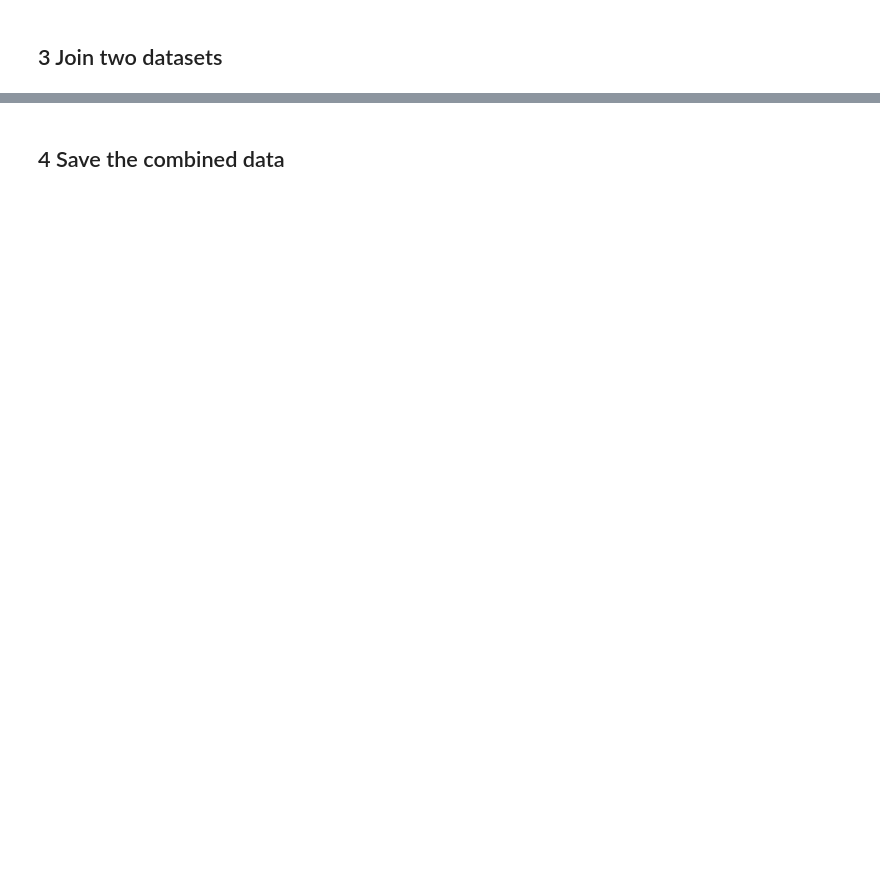
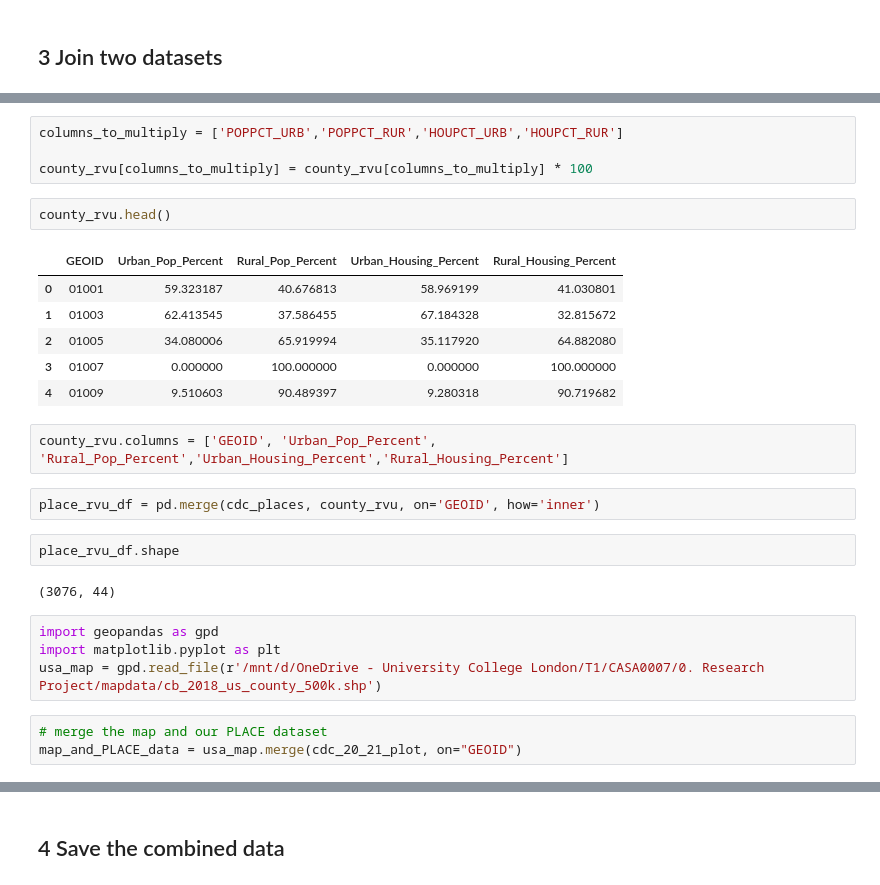
Before and after one commit to dereksgithub/cities_study_QM_Term_project, a Jupyter notebook: dataprocessing/spatial_geocode_processing.ipynb, the cells around one changed output, grey strips where cells are left out. Drawn from its saved outputs; the diff is of its cells as text; blank space fills up the shorter version.

```diff
--- a/dataprocessing/spatial_geocode_processing.ipynb
+++ b/dataprocessing/spatial_geocode_processing.ipynb
@@ -164,0 +182,28 @@ county_rvu = rural_v_urban_county.loc[:, ['GEOID', 'ALAND_PCT_URB', 'POPPCT_URB'
+# %%
+columns_to_multiply = ['POPPCT_URB','POPPCT_RUR','HOUPCT_URB','HOUPCT_RUR']
+
+county_rvu[columns_to_multiply] = county_rvu[columns_to_multiply] * 100
+# %%
+county_rvu.head()
+# %% [output]
+|  | GEOID | Urban_Pop_Percent | Rural_Pop_Percent | Urban_Housing_Percent | Rural_Housing_Percent |
+| 0 | 01001 | 59.323187 | 40.676813 | 58.969199 | 41.030801 |
+| 1 | 01003 | 62.413545 | 37.586455 | 67.184328 | 32.815672 |
+| 2 | 01005 | 34.080006 | 65.919994 | 35.117920 | 64.882080 |
+| 3 | 01007 | 0.000000 | 100.000000 | 0.000000 | 100.000000 |
+| 4 | 01009 | 9.510603 | 90.489397 | 9.280318 | 90.719682 |
+# %%
+county_rvu.columns = ['GEOID', 'Urban_Pop_Percent', 'Rural_Pop_Percent','Urban_Housing_Percent','Rural_Housing_Percent']
+# %%
+place_rvu_df = pd.merge(cdc_places, county_rvu, on='GEOID', how='inner')
+# %%
+place_rvu_df.shape
+# %% [output]
+(3076, 44)
+# %%
+import geopandas as gpd
+import matplotlib.pyplot as plt
+usa_map = gpd.read_file(r'/mnt/d/OneDrive - University College London/T1/CASA0007/0. Research Project/mapdata/cb_2018_us_county_500k.shp')
+# %%
+# merge the map and our PLACE dataset
+map_and_PLACE_data = usa_map.merge(cdc_20_21_plot, on="GEOID")
```
Also changed, not shown: parts of 11 cells of this notebook.
